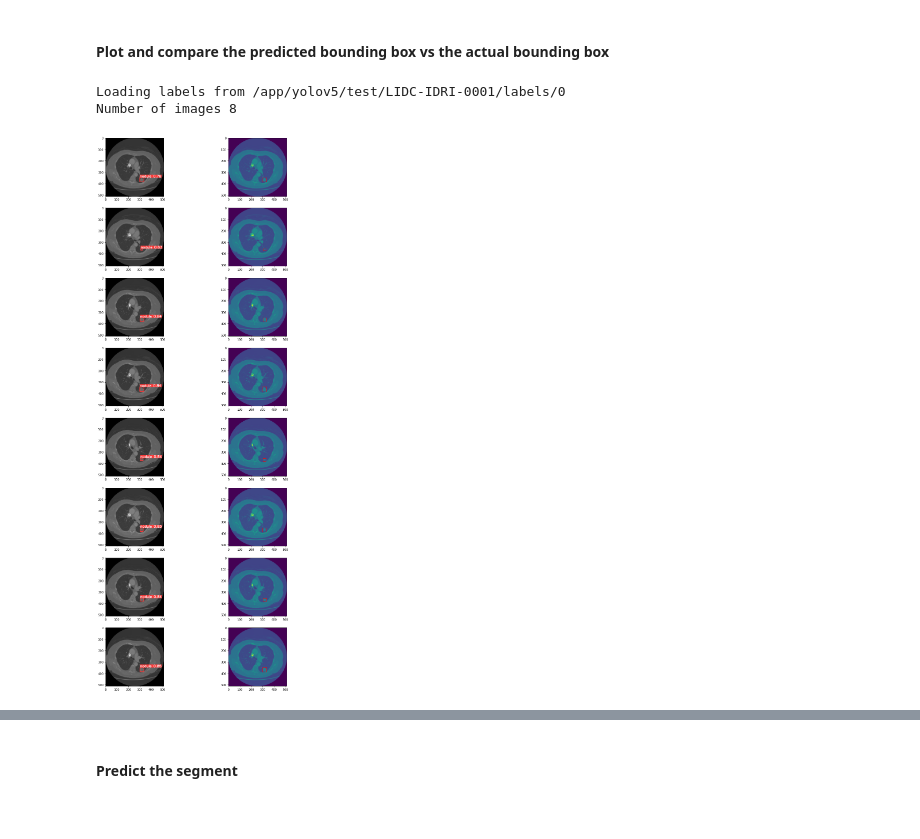
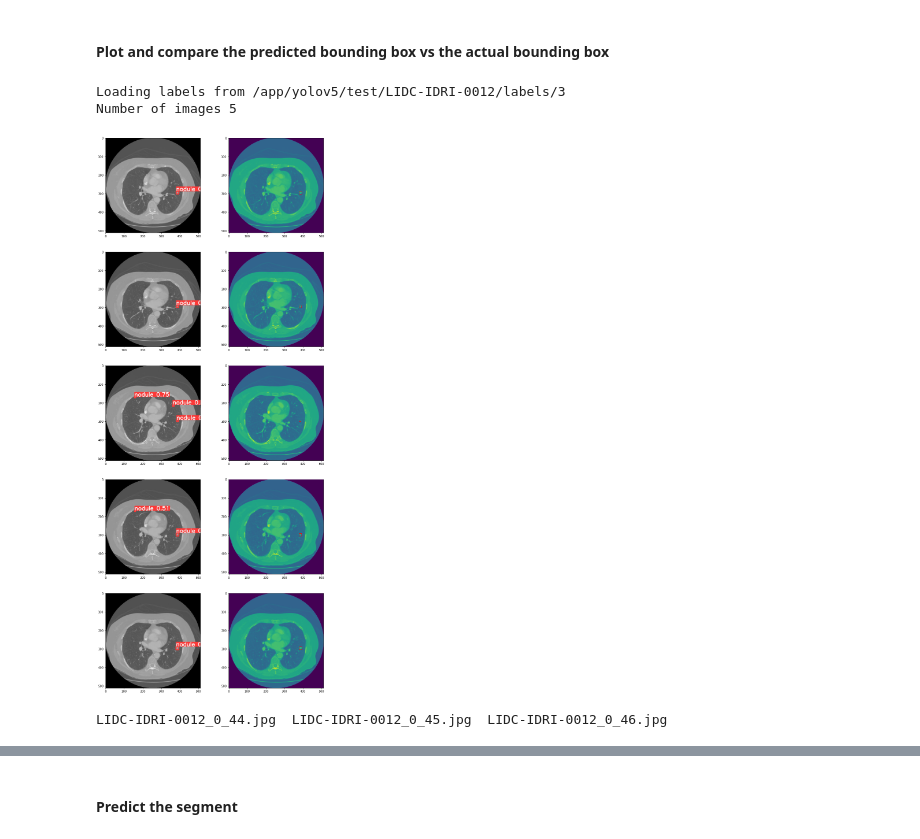
Before and after one commit to capstone-fall2021/lung_nodule_segmentation, a Jupyter notebook: detection_segmentation_pipeline.ipynb, the cells around one changed output, grey strips where cells are left out. Cells and saved outputs as stored; diff of their text form; code cells hidden in the pictures.

```diff
--- a/detection_segmentation_pipeline.ipynb
+++ b/detection_segmentation_pipeline.ipynb
@@ -211,0 +282,7 @@ def plot_detections(result_dir='/app/yolov5/runs/detect/exp14'):
+# %%
+testdir = root_dir + '/test/'
+patient_id = 'LIDC-IDRI-0012'
+nodule = 0
+source_dir = testdir + "/" + str(patient_id) + "/images/" + str(nodule)
+imagefiles = [source_dir + "/" + filename for filename in os.listdir(source_dir)]
+imagefiles
@@ -230,7 +320,7 @@ def predict_nodules(patient_id, testdir, nodule_num, root_dir):
             os.makedirs(temp_dir)
         temp_file = temp_dir + "/" + 'temp.txt'
         print("Reading data from {}".format(source_dir))
-        predict_command = "python detect.py --weights {} --img 512 --conf 0.25 --source {} 2>&1 | tee {}".format(model_weights, source_dir, temp_file)
+        predict_command = "python detect.py --weights {} --img 512 --conf 0.25 --save-txt --source {} 2>&1 | tee {}".format(model_weights, source_dir, temp_file)
         print("Running command:\n")
         print(predict_command)
         ret_code = os.system(predict_command)
@@ -257,6 +355,6 @@ def predict_nodules(patient_id, testdir, nodule_num, root_dir):
 # %%
 testdir = root_dir + '/test/'
-patient_id = 'LIDC-IDRI-0001'
+patient_id = 'LIDC-IDRI-0012'
 nodule_num = save_patient_image_and_bbox(patient_id, testdir)
 print("Found {} nodules in patient {}".format(nodule_num, patient_id))
 predicted_paths = predict_nodules(patient_id, testdir, nodule_num, root_dir)
@@ -336,7 +538,7 @@ def plot_and_compare(predicted_paths, patient_id, nodule_num, test_root_dir=test
 
         with open(labeldir + "/" + src_labelstr) as f:
             line = f.read()
-            cls, x, y, w, h = line.split(' ')
+            _, x, y, w, h = line.split(' ')
             x, y, w, h = float(x), float(y), float(w), float(h)
             rect = patches.Rectangle((x, y), (w), (h), linewidth=1, edgecolor='r', facecolor='none')
             a[int(idx/num_images_row)][c+1].add_patch(rect)
@@ -347,8 +549,12 @@ def plot_and_compare(predicted_paths, patient_id, nodule_num, test_root_dir=test
             a.flat[-(num_images_row-j+1)].set_visible(False)
     plt.show()
 # %%
-plot_and_compare(predicted_paths, 'LIDC-IDRI-0001', 0, '/app/yolov5/test')
+plot_and_compare(predicted_paths, 'LIDC-IDRI-0012', 3, '/app/yolov5/test')
 # %% [output]
-Loading labels from /app/yolov5/test/LIDC-IDRI-0001/labels/0
-Number of images 8
+Loading labels from /app/yolov5/test/LIDC-IDRI-0012/labels/3
+Number of images 5
-[figure, old version]
+[figure, new version]
+# %%
+ls /app/yolov5/runs/detect/exp149
+# %% [output]
+LIDC-IDRI-0012_0_44.jpg  LIDC-IDRI-0012_0_45.jpg  LIDC-IDRI-0012_0_46.jpg
```
Also changed, not shown: parts of 24 cells of this notebook, 2 other files.
